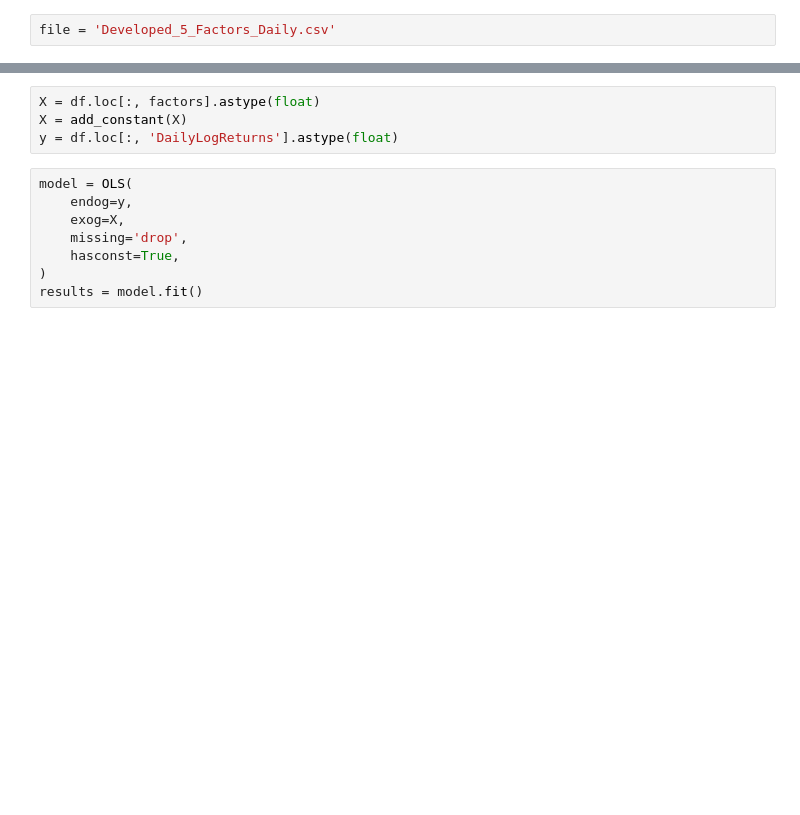
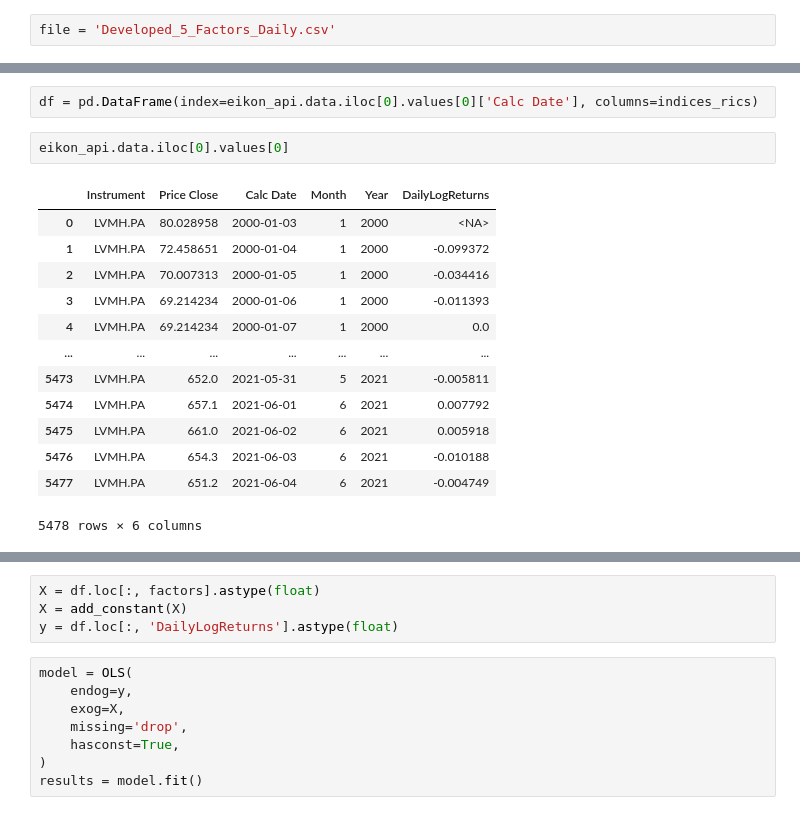
Before and after one commit to DeblueJenkins/portfolio_management, a Jupyter notebook: notebooks/fama-french-basic.ipynb, the cells around one changed output, grey strips where cells are left out. Drawn from its saved outputs; the diff is of its cells as text; blank space fills up the shorter version.

```diff
--- a/notebooks/fama-french-basic.ipynb
+++ b/notebooks/fama-french-basic.ipynb
@@ -100,0 +104,18 @@ params = {
+# %%
+df = pd.DataFrame(index=eikon_api.data.iloc[0].values[0]['Calc Date'], columns=indices_rics)
+# %%
+eikon_api.data.iloc[0].values[0]
+# %% [output]
+|  | Instrument | Price Close | Calc Date | Month | Year | DailyLogReturns |
+| 0 | LVMH.PA | 80.028958 | 2000-01-03 | 1 | 2000 | <NA> |
+| 1 | LVMH.PA | 72.458651 | 2000-01-04 | 1 | 2000 | -0.099372 |
+| 2 | LVMH.PA | 70.007313 | 2000-01-05 | 1 | 2000 | -0.034416 |
+| 3 | LVMH.PA | 69.214234 | 2000-01-06 | 1 | 2000 | -0.011393 |
+| 4 | LVMH.PA | 69.214234 | 2000-01-07 | 1 | 2000 | 0.0 |
+| ... | ... | ... | ... | ... | ... | ... |
+| 5473 | LVMH.PA | 652.0 | 2021-05-31 | 5 | 2021 | -0.005811 |
+| 5474 | LVMH.PA | 657.1 | 2021-06-01 | 6 | 2021 | 0.007792 |
+| 5475 | LVMH.PA | 661.0 | 2021-06-02 | 6 | 2021 | 0.005918 |
+| 5476 | LVMH.PA | 654.3 | 2021-06-03 | 6 | 2021 | -0.010188 |
+| 5477 | LVMH.PA | 651.2 | 2021-06-04 | 6 | 2021 | -0.004749 |
+5478 rows × 6 columns
```
Also changed, not shown: parts of 26 cells of this notebook, 3 other files.
